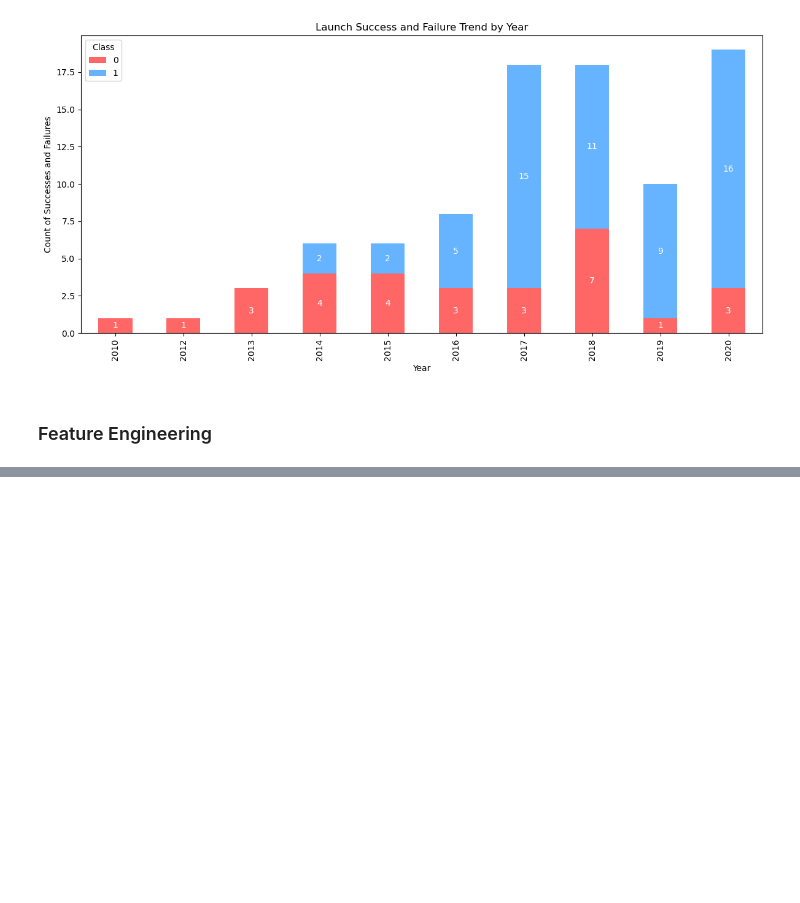
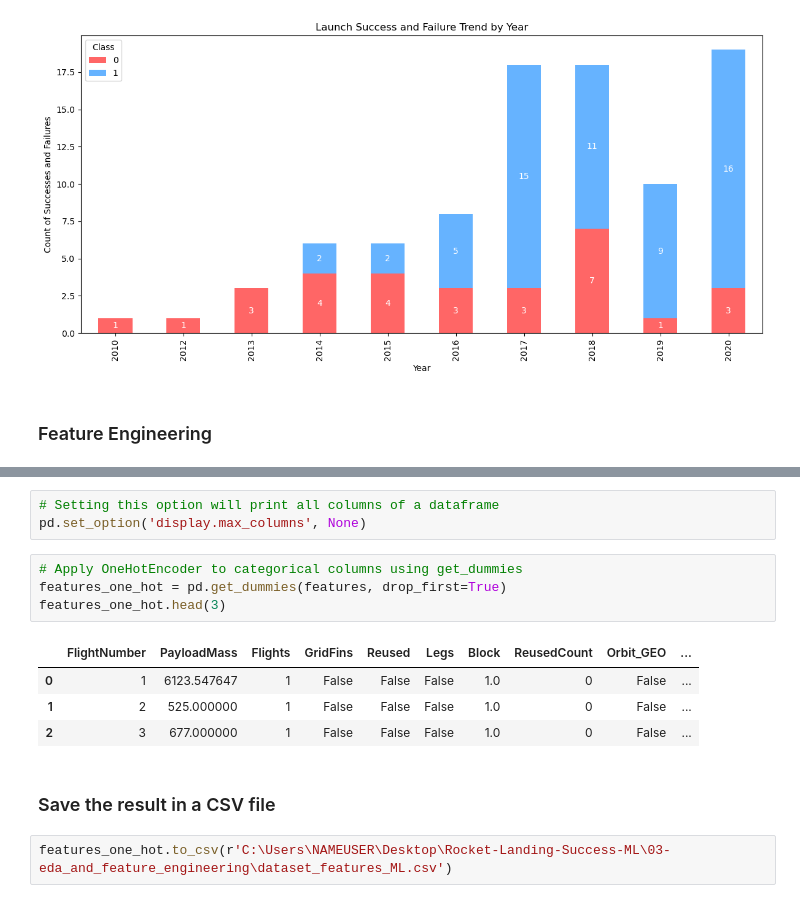
Before and after one commit to ClaudioChavarria/Rocket-Landing-Success-ML, a Jupyter notebook: 03-eda_and_feature_engineering/03-eda-and-feature-engineering.ipynb, the cells around one changed output, grey strips where cells are left out. Saved outputs shown, nothing was run; the diff lists cells and outputs as text; blank space fills up the shorter version.

Commit message:
feat(eda&fe): feature engineering part 1

```diff
--- a/03-eda_and_feature_engineering/03-eda-and-feature-engineering.ipynb
+++ b/03-eda_and_feature_engineering/03-eda-and-feature-engineering.ipynb
@@ -182,0 +211,16 @@ plt.show()
+# %%
+# Setting this option will print all columns of a dataframe
+pd.set_option('display.max_columns', None)
+# %%
+# Apply OneHotEncoder to categorical columns using get_dummies
+features_one_hot = pd.get_dummies(features, drop_first=True)
+features_one_hot.head(3)
+# %% [output]
+|  | FlightNumber | PayloadMass | Flights | GridFins | Reused | Legs | Block | ReusedCount | Orbit_GEO | ... |
+| 0 | 1 | 6123.547647 | 1 | False | False | False | 1.0 | 0 | False | ... |
+| 1 | 2 | 525.000000 | 1 | False | False | False | 1.0 | 0 | False | ... |
+| 2 | 3 | 677.000000 | 1 | False | False | False | 1.0 | 0 | False | ... |
+# %% [markdown]
+### Save the result in a CSV file
+# %%
+features_one_hot.to_csv(r'C:\Users\NAMEUSER\Desktop\Rocket-Landing-Success-ML\03-eda_and_feature_engineering\dataset_features_ML.csv')
```
Also changed, not shown: parts of 7 cells of this notebook, 1 other file.
